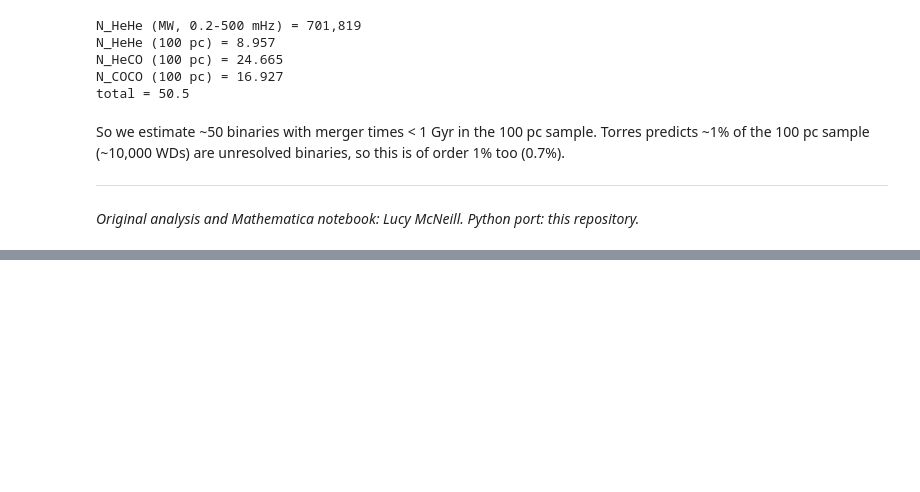
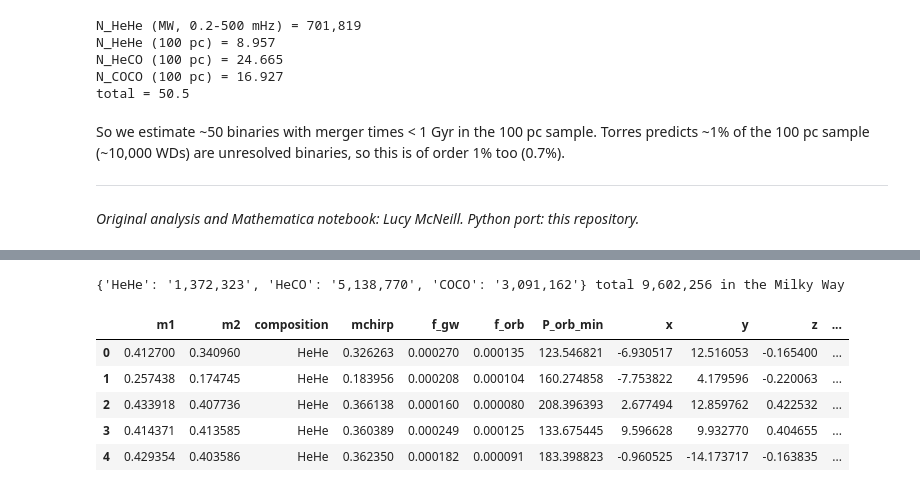
Before and after one commit to KarelPletsStriker/MBresponse, a Jupyter notebook: galactic-foreground-generator/notebooks/white_dwarf_rates.ipynb, the cells around one changed output, grey strips where cells are left out. Cells and saved outputs as stored; diff of their text form; code cells hidden in the pictures; blank space fills up the shorter version.

```diff
--- a/galactic-foreground-generator/notebooks/white_dwarf_rates.ipynb
+++ b/galactic-foreground-generator/notebooks/white_dwarf_rates.ipynb
@@ -330,0 +338,17 @@ are unresolved binaries, so this is of order 1% too (0.7%).
+# %%
+from galactic_foreground import generator
+
+expected = generator.expected_numbers(intrinsic, f_lo=1.5e-4, f_hi=0.5)
+print({k: f"{v:,.0f}" for k, v in expected.items()}, f"total {sum(expected.values()):,.0f} in the Milky Way")
+
+# a 100,000-binary subsample with the same proportions (n=None gives the full Poisson population)
+cat = generator.generate_catalogue(intrinsic, n=100_000, f_lo=1.5e-4, f_hi=0.5, geometry="galaxy", seed=1)
+cat.head()
+# %% [output]
+{'HeHe': '1,372,323', 'HeCO': '5,138,770', 'COCO': '3,091,162'} total 9,602,256 in the Milky Way
+|  | m1 | m2 | composition | mchirp | f_gw | f_orb | P_orb_min | x | y | z | ... |
+| 0 | 0.412700 | 0.340960 | HeHe | 0.326263 | 0.000270 | 0.000135 | 123.546821 | -6.930517 | 12.516053 | -0.165400 | ... |
+| 1 | 0.257438 | 0.174745 | HeHe | 0.183956 | 0.000208 | 0.000104 | 160.274858 | -7.753822 | 4.179596 | -0.220063 | ... |
+| 2 | 0.433918 | 0.407736 | HeHe | 0.366138 | 0.000160 | 0.000080 | 208.396393 | 2.677494 | 12.859762 | 0.422532 | ... |
+| 3 | 0.414371 | 0.413585 | HeHe | 0.360389 | 0.000249 | 0.000125 | 133.675445 | 9.596628 | 9.932770 | 0.404655 | ... |
+| 4 | 0.429354 | 0.403586 | HeHe | 0.362350 | 0.000182 | 0.000091 | 183.398823 | -0.960525 | -14.173717 | -0.163835 | ... |
```
Also changed, not shown: parts of 4 cells of this notebook, 4 other files.
